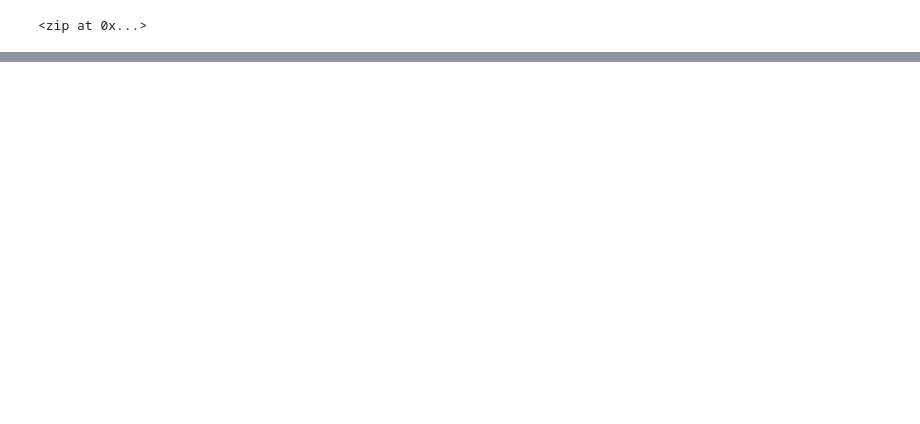
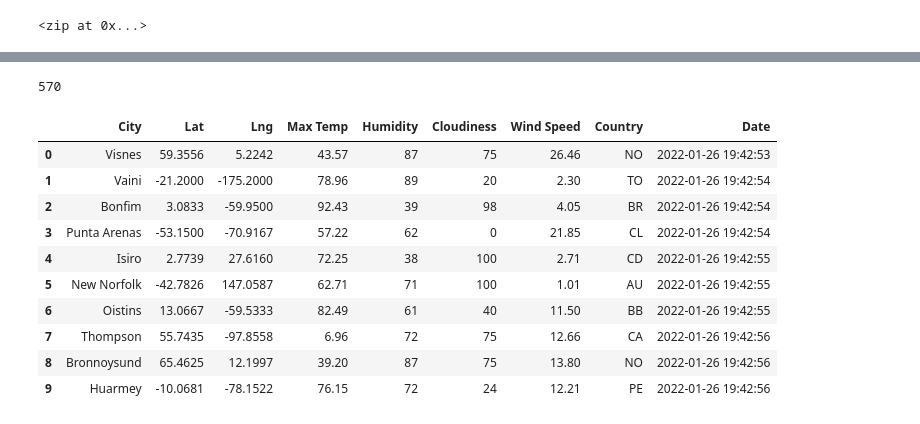
Before and after one commit to yangsue47/World_Weather_Analysis, a Jupyter notebook: WeatherPy.ipynb, the cells around one changed output, grey strips where cells are left out. Saved outputs shown, nothing was run; the diff lists cells and outputs as text; code cells hidden in the pictures; blank space fills up the shorter version.

```diff
--- a/WeatherPy.ipynb
+++ b/WeatherPy.ipynb
@@ -33,0 +40,3 @@ len(cities)
+# %%
+# Starting URL for Weather Map API Call.
+url = "http://api.openweathermap.org/data/2.5/weather?units=Imperial&APPID=" + weather_api_key
@@ -33,0 +128,20 @@ len(cities)
+# %%
+len(city_data)
+# %% [output]
+570
+# %%
+# convert the array of dictionaries to a Pandas DataFrame
+city_data_df = pd.DataFrame(city_data)
+city_data_df.head(10)
+# %% [output]
+|  | City | Lat | Lng | Max Temp | Humidity | Cloudiness | Wind Speed | Country | Date |
+| 0 | Visnes | 59.3556 | 5.2242 | 43.57 | 87 | 75 | 26.46 | NO | 2022-01-26 19:42:53 |
+| 1 | Vaini | -21.2000 | -175.2000 | 78.96 | 89 | 20 | 2.30 | TO | 2022-01-26 19:42:54 |
+| 2 | Bonfim | 3.0833 | -59.9500 | 92.43 | 39 | 98 | 4.05 | BR | 2022-01-26 19:42:54 |
+| 3 | Punta Arenas | -53.1500 | -70.9167 | 57.22 | 62 | 0 | 21.85 | CL | 2022-01-26 19:42:54 |
+| 4 | Isiro | 2.7739 | 27.6160 | 72.25 | 38 | 100 | 2.71 | CD | 2022-01-26 19:42:55 |
+| 5 | New Norfolk | -42.7826 | 147.0587 | 62.71 | 71 | 100 | 1.01 | AU | 2022-01-26 19:42:55 |
+| 6 | Oistins | 13.0667 | -59.5333 | 82.49 | 61 | 40 | 11.50 | BB | 2022-01-26 19:42:55 |
+| 7 | Thompson | 55.7435 | -97.8558 | 6.96 | 72 | 75 | 12.66 | CA | 2022-01-26 19:42:56 |
+| 8 | Bronnoysund | 65.4625 | 12.1997 | 39.20 | 87 | 75 | 13.80 | NO | 2022-01-26 19:42:56 |
+| 9 | Huarmey | -10.0681 | -78.1522 | 76.15 | 72 | 24 | 12.21 | PE | 2022-01-26 19:42:56 |
```
Also changed, not shown: parts of 6 cells of this notebook, 3 other files.
